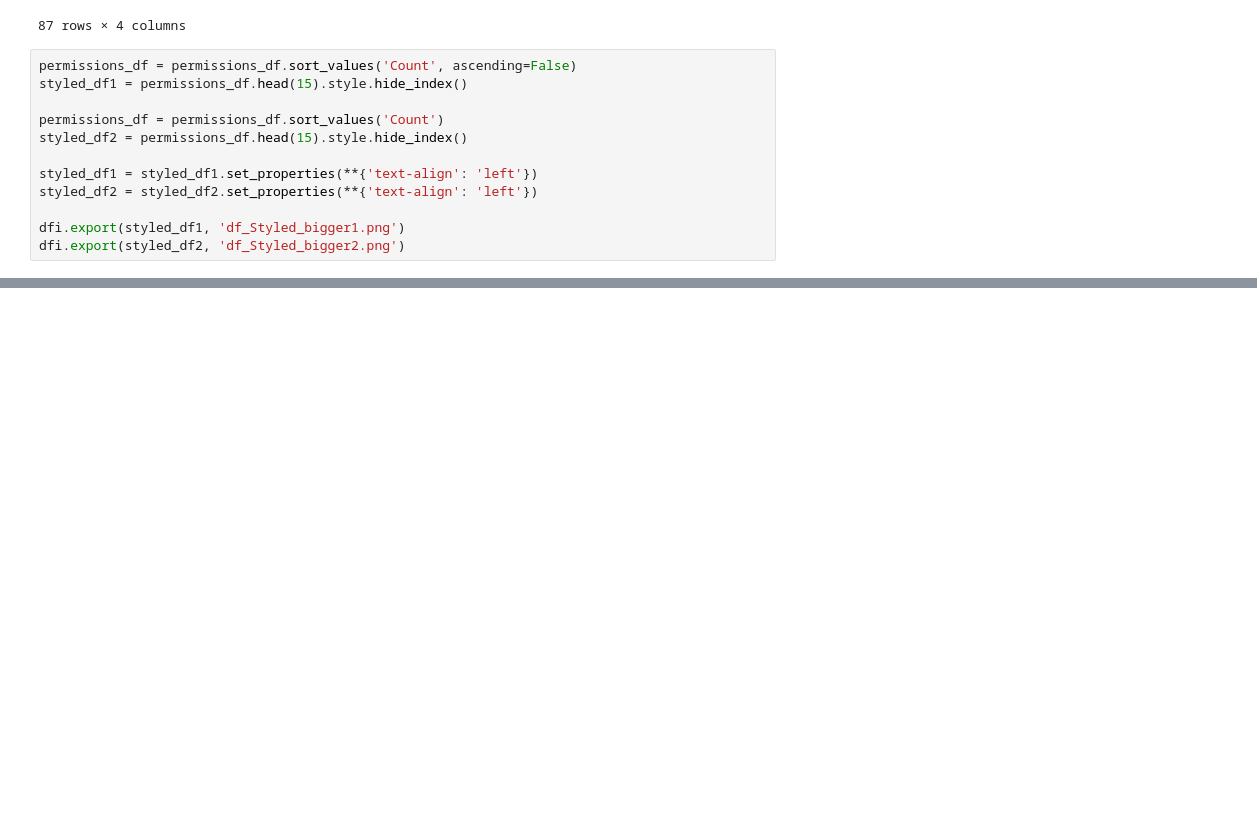
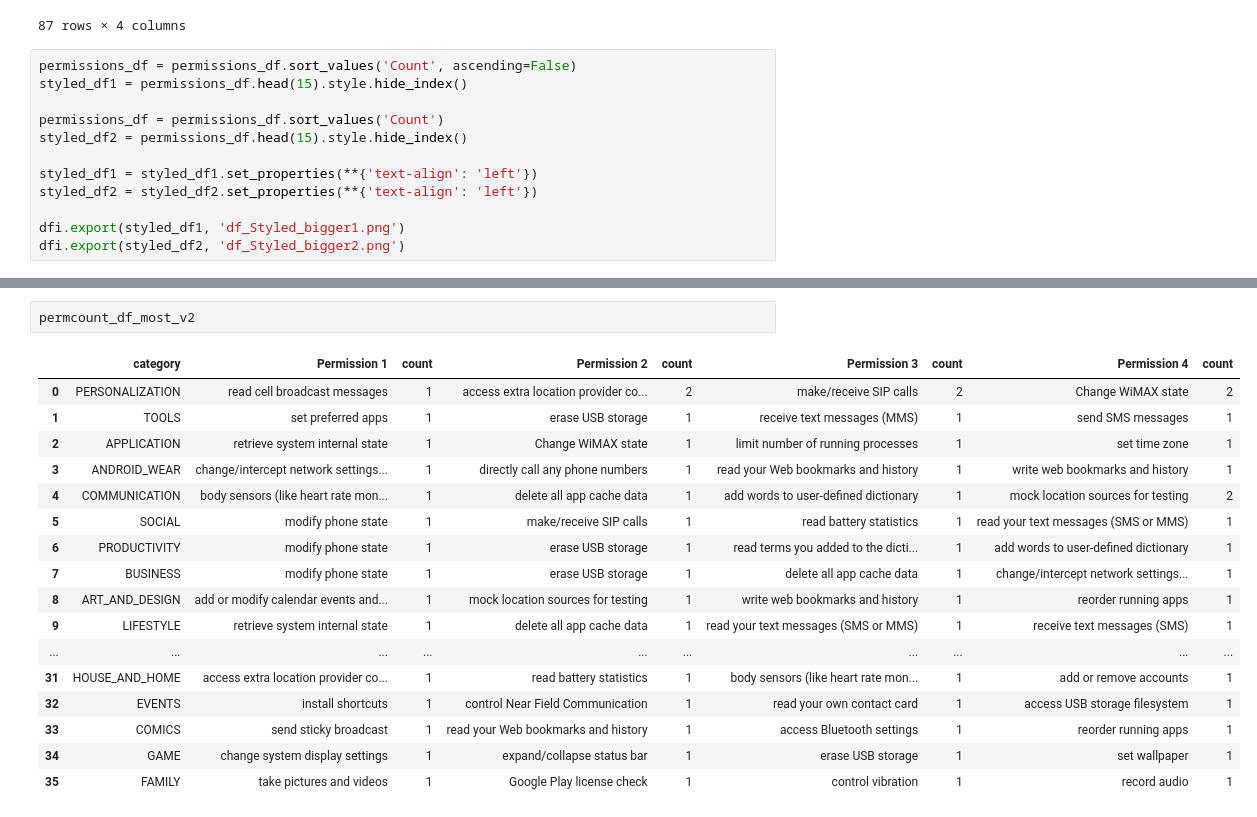
Before and after one commit to fdac20/AppPermissions, a Jupyter notebook: src/data_analyzer.ipynb, the cells around one changed output, grey strips where cells are left out. Cells and saved outputs as stored; diff of their text form; blank space fills up the shorter version.

Commit message:
Fixed tables

```diff
--- a/src/data_analyzer.ipynb
+++ b/src/data_analyzer.ipynb
@@ -368,0 +425,20 @@ permcount_df_v2
+# %%
+permcount_df_most_v2
+# %% [output]
+|  | category | Permission 1 | count | Permission 2 | count | Permission 3 | count | Permission 4 | count |
+| 0 | PERSONALIZATION | read cell broadcast messages | 1 | access extra location provider co... | 2 | make/receive SIP calls | 2 | Change WiMAX state | 2 |
+| 1 | TOOLS | set preferred apps | 1 | erase USB storage | 1 | receive text messages (MMS) | 1 | send SMS messages | 1 |
+| 2 | APPLICATION | retrieve system internal state | 1 | Change WiMAX state | 1 | limit number of running processes | 1 | set time zone | 1 |
+| 3 | ANDROID_WEAR | change/intercept network settings... | 1 | directly call any phone numbers | 1 | read your Web bookmarks and history | 1 | write web bookmarks and history | 1 |
+| 4 | COMMUNICATION | body sensors (like heart rate mon... | 1 | delete all app cache data | 1 | add words to user-defined dictionary | 1 | mock location sources for testing | 2 |
+| 5 | SOCIAL | modify phone state | 1 | make/receive SIP calls | 1 | read battery statistics | 1 | read your text messages (SMS or MMS) | 1 |
+| 6 | PRODUCTIVITY | modify phone state | 1 | erase USB storage | 1 | read terms you added to the dicti... | 1 | add words to user-defined dictionary | 1 |
+| 7 | BUSINESS | modify phone state | 1 | erase USB storage | 1 | delete all app cache data | 1 | change/intercept network settings... | 1 |
+| 8 | ART_AND_DESIGN | add or modify calendar events and... | 1 | mock location sources for testing | 1 | write web bookmarks and history | 1 | reorder running apps | 1 |
+| 9 | LIFESTYLE | retrieve system internal state | 1 | delete all app cache data | 1 | read your text messages (SMS or MMS) | 1 | receive text messages (SMS) | 1 |
+| ... | ... | ... | ... | ... | ... | ... | ... | ... | ... |
+| 31 | HOUSE_AND_HOME | access extra location provider co... | 1 | read battery statistics | 1 | body sensors (like heart rate mon... | 1 | add or remove accounts | 1 |
+| 32 | EVENTS | install shortcuts | 1 | control Near Field Communication | 1 | read your own contact card | 1 | access USB storage filesystem | 1 |
+| 33 | COMICS | send sticky broadcast | 1 | read your Web bookmarks and history | 1 | access Bluetooth settings | 1 | reorder running apps | 1 |
+| 34 | GAME | change system display settings | 1 | expand/collapse status bar | 1 | erase USB storage | 1 | set wallpaper | 1 |
+| 35 | FAMILY | take pictures and videos | 1 | Google Play license check | 1 | control vibration | 1 | record audio | 1 |
```
Also changed, not shown: parts of 7 cells of this notebook, 5 other files.
